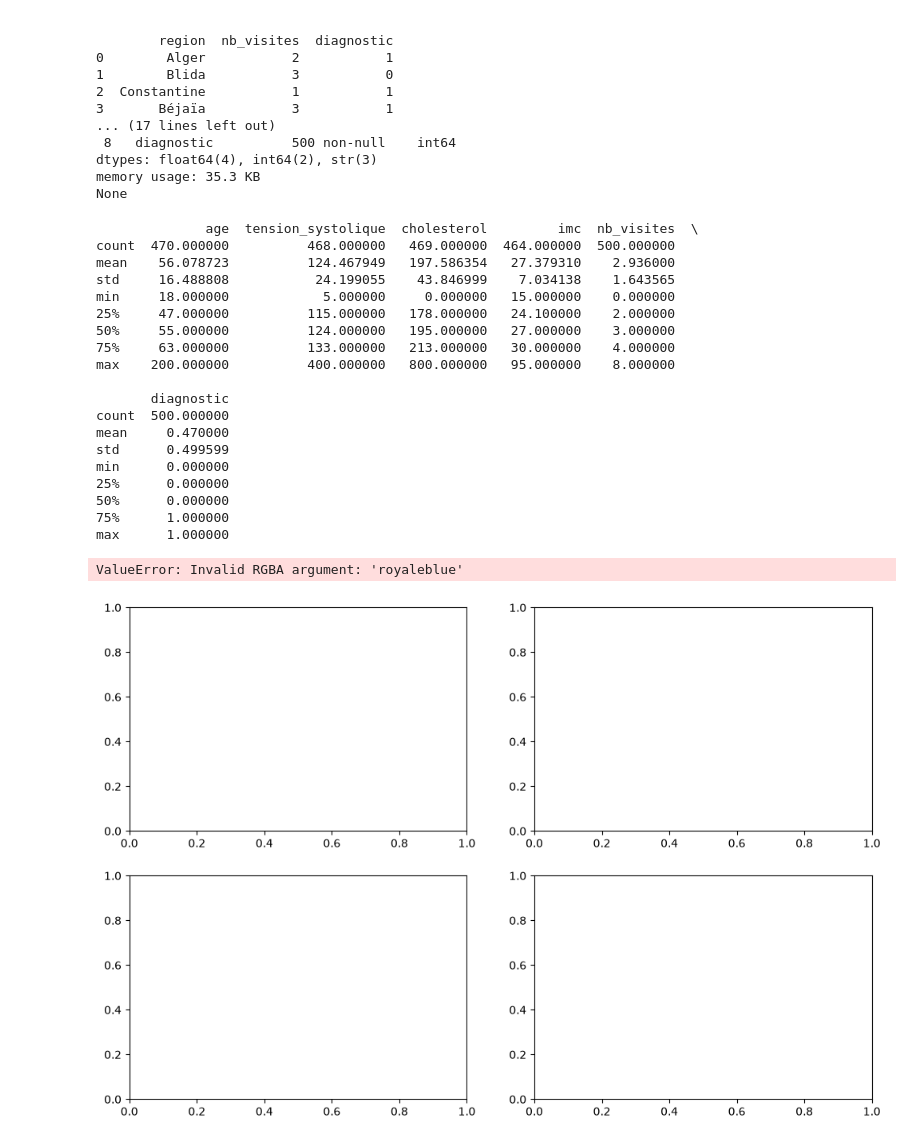
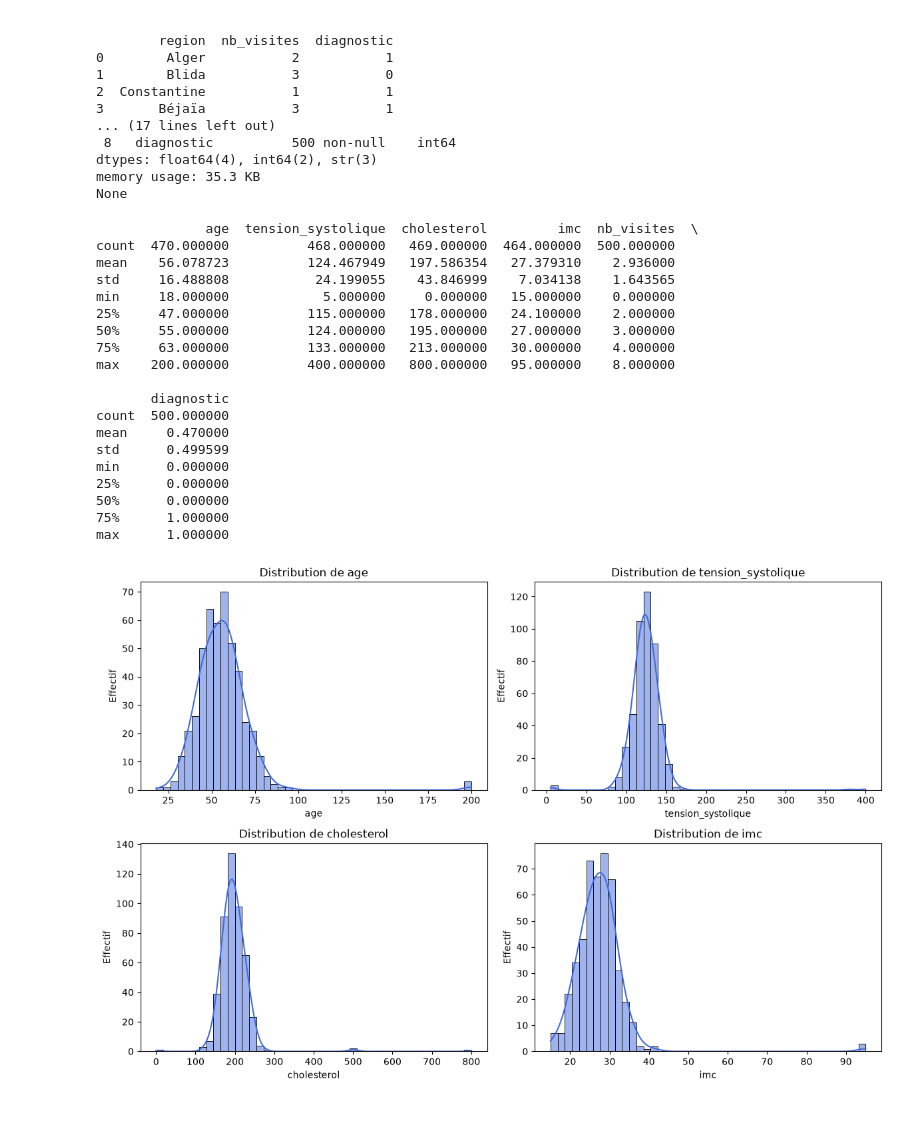
Before and after one commit to rezigmohammedrafik/python_practice, a Jupyter notebook: tp1_dataPreprocessing/solution.ipynb, the cells around one changed output. Drawn from its saved outputs; the diff is of its cells as text; code cells hidden in the pictures; blank space fills up the shorter version.

Commit message:
error fix

```diff
--- a/tp1_dataPreprocessing/solution.ipynb
+++ b/tp1_dataPreprocessing/solution.ipynb
@@ -34,36 +34,35 @@ None
 import matplotlib.pyplot as plt
 import seaborn as sns
 print(df.describe())
-num_vars=['age','tention_systolique','cholesterol','imc']
+num_vars=['age','tension_systolique','cholesterol','imc']
 fig,axes=plt.subplots(2,2,figsize=(12,8))
 axes=axes.flatten()
 for i,col in enumerate(num_vars):
     sns.histplot(df[col].dropna(), kde=True, ax=axes[i],color='royalblue')
     axes[i].set_title(f'Distribution de {col}')
     axes[i].set_xlabel(col)
     axes[i].set_ylabel("Effectif")
 
 plt.tight_layout()
 plt.show()
 # %% [output]
               age  tension_systolique  cholesterol         imc  nb_visites  \
 count  470.000000          468.000000   469.000000  464.000000  500.000000
 mean    56.078723          124.467949   197.586354   27.379310    2.936000
 std     16.488808           24.199055    43.846999    7.034138    1.643565
 min     18.000000            5.000000     0.000000   15.000000    0.000000
 25%     47.000000          115.000000   178.000000   24.100000    2.000000
 50%     55.000000          124.000000   195.000000   27.000000    3.000000
 75%     63.000000          133.000000   213.000000   30.000000    4.000000
 max    200.000000          400.000000   800.000000   95.000000    8.000000
 
        diagnostic
 count  500.000000
 mean     0.470000
 std      0.499599
 min      0.000000
 25%      0.000000
 50%      0.000000
 75%      1.000000
 max      1.000000
-ValueError: Invalid RGBA argument: 'royaleblue'
-[figure, old version]
+[figure, new version]
```
Also changed, not shown: parts of 1 cell of this notebook.
